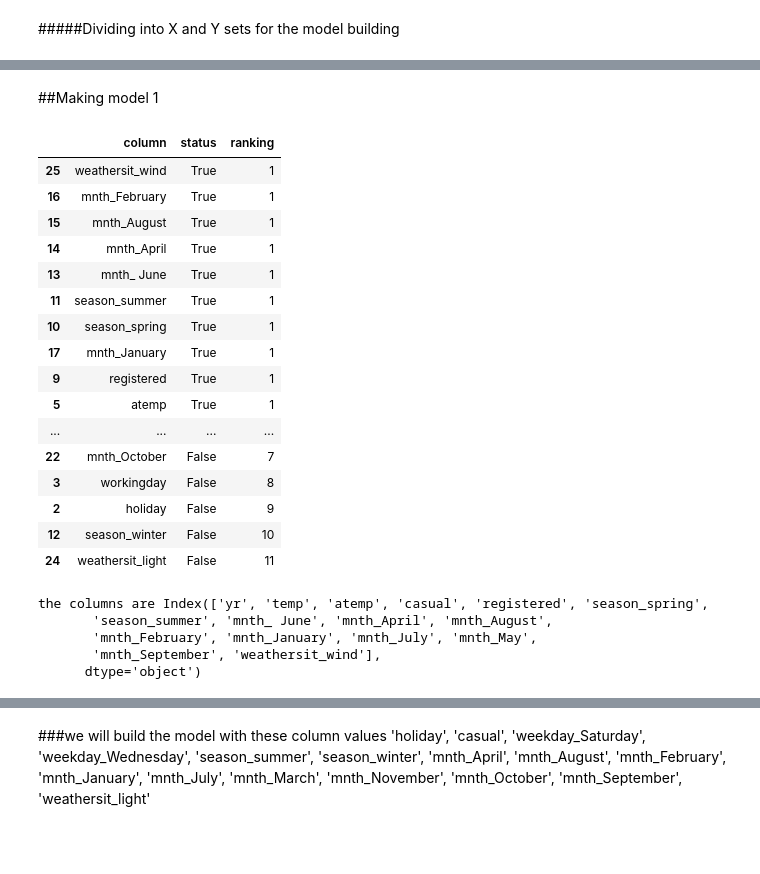
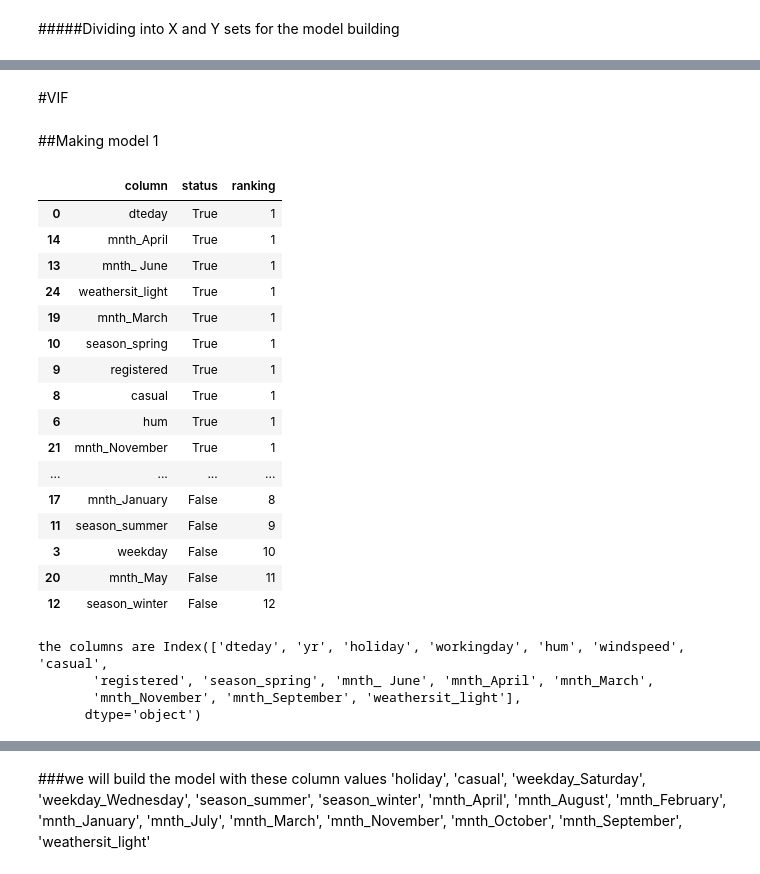
Before and after one commit to AxithChoudhary/BoomBikes_multilinear_model, a Jupyter notebook: Multi_linear_regression_.ipynb, the cells around one changed output, grey strips where cells are left out. Cells and saved outputs as stored; diff of their text form; code cells hidden in the pictures; blank space fills up the shorter version.

```diff
--- a/Multi_linear_regression_.ipynb
+++ b/Multi_linear_regression_.ipynb
@@ -204,3 +213,0 @@ df.head()
-# %%
-#since week days do not play huge role as we can see the box plot therefore we are removing the weekdays
-df=df.drop("weekday",axis=1)
@@ -207,3 +224,7 @@ df=df.drop("weekday",axis=1)
+# %%
+#since atemp and temp are highly correlated therefore removing atemp
+#dropping atemp and season
+df=df.drop("atemp",axis=1)
 # %%
 df['season'] = df['season'].map({1: 'spring', 2: 'summer', 3: 'fall', 4: 'winter'})
 # df["weekday"]=df['weekday'].map({0:"Monday" ,1:"Tuesday",2: "Wednesday",3:" Thursday",4:"Friday",5:"Saturday",6:"Sunday"})
@@ -306,7 +328,7 @@ memory usage: 55.8 KB
 # %% [markdown]
 ##Rescaling the Features
 # %%
-scaling_col=["dteday","temp","atemp","hum","windspeed","casual","registered","cnt"]
+scaling_col=["dteday","hum","windspeed","cnt","yr"]
 # %%
 scaler=MinMaxScaler()
 df_train[scaling_col]=scaler.fit_transform(df_train[scaling_col])
@@ -364,0 +369,2 @@ memory usage: 51.8 KB
+# %% [markdown]
+#VIF
@@ -368,37 +382,36 @@ memory usage: 51.8 KB
 # %%
 lm=LinearRegression()
 lm.fit(X_train,y_train)
-rfe=RFE(lm,n_features_to_select=16)
+rfe=RFE(lm,n_features_to_select=15)
 rfe=rfe.fit(X_train,y_train)
 rfe_data=pd.DataFrame({"column":X_train.columns,"status":rfe.support_,"ranking":rfe.ranking_})
 rfe_data.sort_values("ranking")
 # %% [output]
 |  | column | status | ranking |
-| 25 | weathersit_wind | True | 1 |
-| 16 | mnth_February | True | 1 |
-| 15 | mnth_August | True | 1 |
+| 0 | dteday | True | 1 |
 | 14 | mnth_April | True | 1 |
 | 13 | mnth_ June | True | 1 |
-| 11 | season_summer | True | 1 |
+| 24 | weathersit_light | True | 1 |
+| 19 | mnth_March | True | 1 |
 | 10 | season_spring | True | 1 |
-| 17 | mnth_January | True | 1 |
 | 9 | registered | True | 1 |
-| 5 | atemp | True | 1 |
+| 8 | casual | True | 1 |
+| 6 | hum | True | 1 |
+| 21 | mnth_November | True | 1 |
 | ... | ... | ... | ... |
-| 22 | mnth_October | False | 7 |
-| 3 | workingday | False | 8 |
-| 2 | holiday | False | 9 |
-| 12 | season_winter | False | 10 |
-| 24 | weathersit_light | False | 11 |
+| 17 | mnth_January | False | 8 |
+| 11 | season_summer | False | 9 |
+| 3 | weekday | False | 10 |
+| 20 | mnth_May | False | 11 |
+| 12 | season_winter | False | 12 |
 # %%
 col=X_train.columns[rfe.support_]
 print(f"the columns are {col}")
 X_train=X_train[col]
 # %% [output]
-the columns are Index(['yr', 'temp', 'atemp', 'casual', 'registered', 'season_spring',
-       'season_summer', 'mnth_ June', 'mnth_April', 'mnth_August',
-       'mnth_February', 'mnth_January', 'mnth_July', 'mnth_May',
-       'mnth_September', 'weathersit_wind'],
+the columns are Index(['dteday', 'yr', 'holiday', 'workingday', 'hum', 'windspeed', 'casual',
+       'registered', 'season_spring', 'mnth_ June', 'mnth_April', 'mnth_March',
+       'mnth_November', 'mnth_September', 'weathersit_light'],
       dtype='object')
 # %%
 X_train.head()
```
Also changed, not shown: parts of 52 cells of this notebook.
